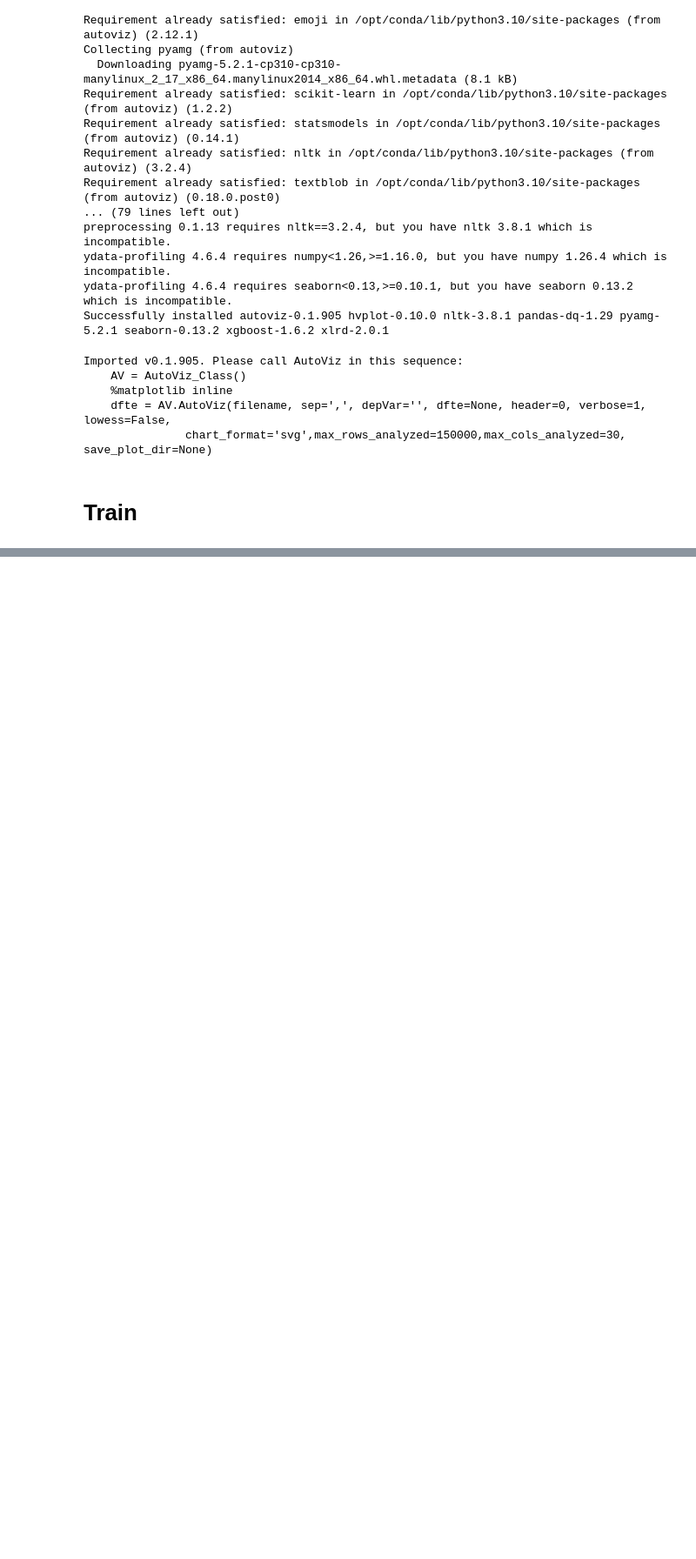
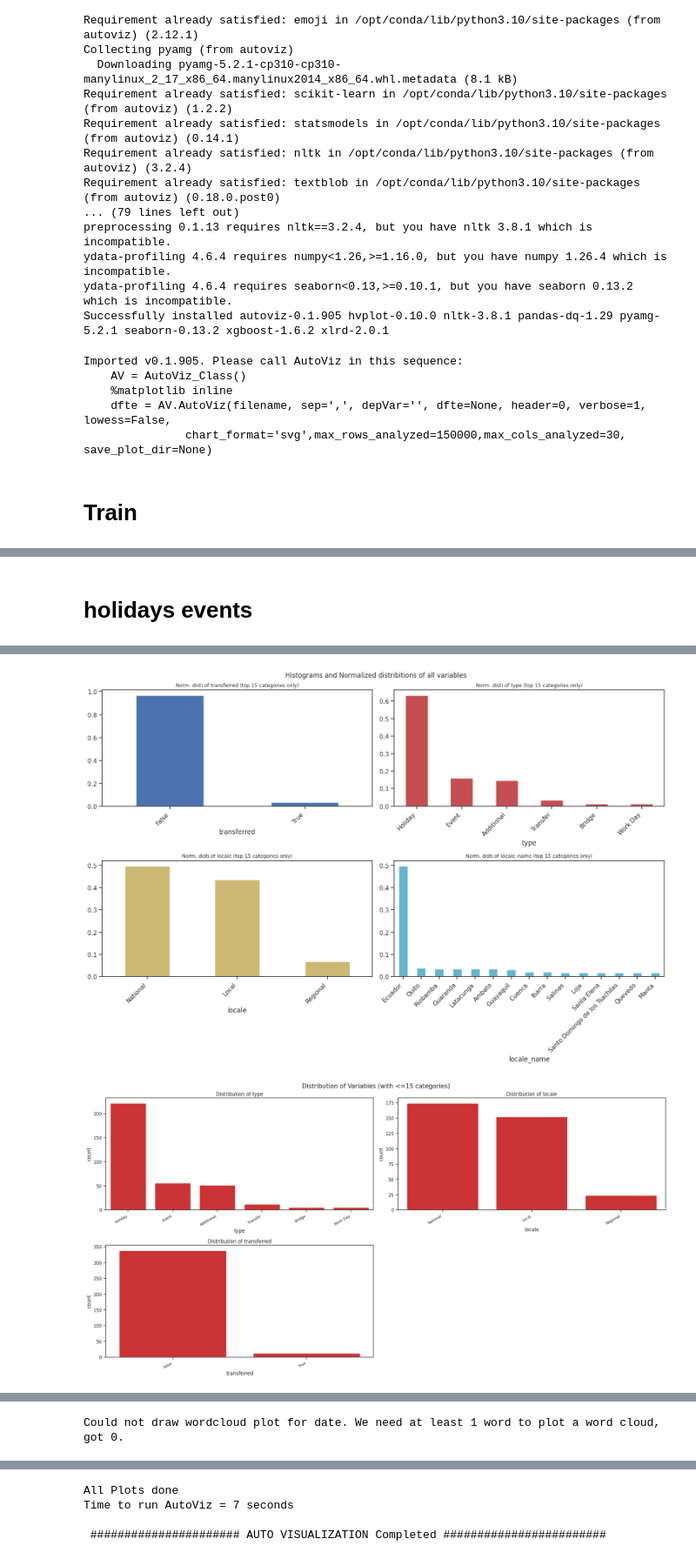
Before and after one commit to piotr-kalanski/kaggle-notebooks, a Jupyter notebook: store-sales-time-series-forecasting-eda.ipynb, the cells around one changed output, grey strips where cells are left out. Shown at 87% size. Saved outputs shown, nothing was run; the diff lists cells and outputs as text; code cells hidden in the pictures; blank space fills up the shorter version.

```diff
--- a/store-sales-time-series-forecasting-eda.ipynb
+++ b/store-sales-time-series-forecasting-eda.ipynb
@@ -98,0 +187,5 @@ Number of All Scatter Plots = 3
+# %% [markdown]
+# holidays events
+# %%
+_ = AutoViz_Class().AutoViz('/kaggle/input/store-sales-time-series-forecasting/holidays_events.csv')
+# %% [output]
@@ -98,0 +219,2 @@ Number of All Scatter Plots = 3
+[figure, added]
+[figure, added]
@@ -98,0 +238 @@ Number of All Scatter Plots = 3
+Could not draw wordcloud plot for date. We need at least 1 word to plot a word cloud, got 0.
@@ -98,0 +242,4 @@ Number of All Scatter Plots = 3
+All Plots done
+Time to run AutoViz = 7 seconds
+
+ ###################### AUTO VISUALIZATION Completed ########################
```
Also changed, not shown: parts of 12 cells of this notebook.
